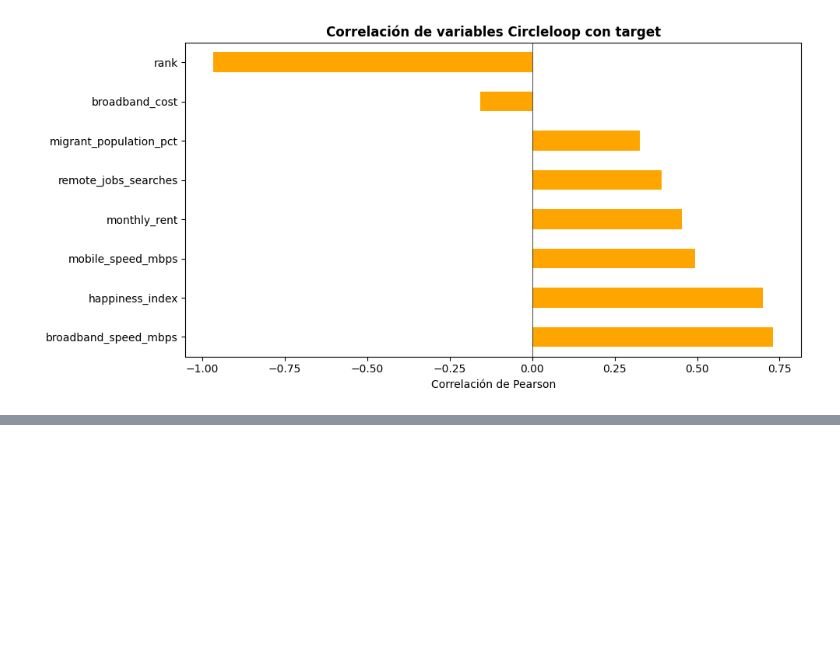
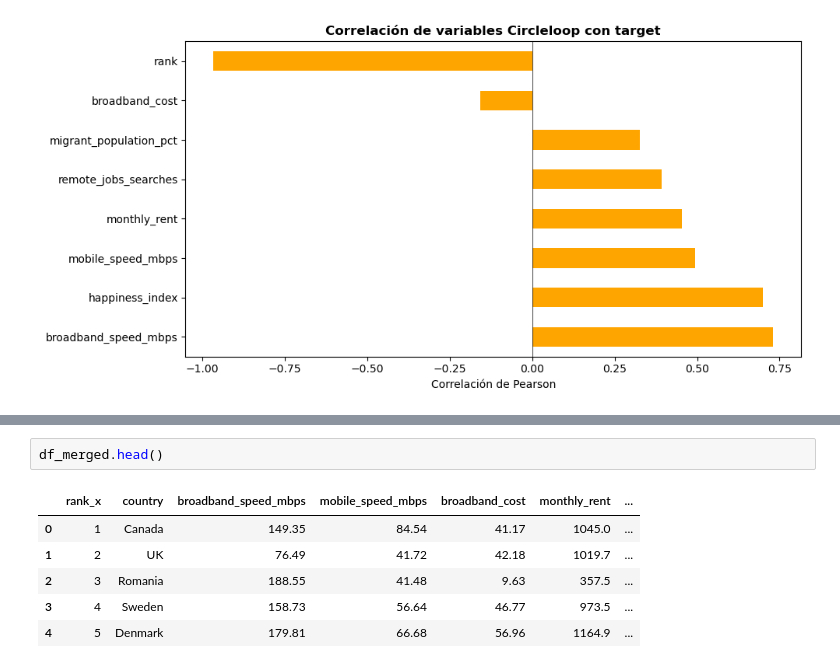
Before and after one commit to danielaaguirrej55-source/Proyecto-ML---Machine-Learning, a Jupyter notebook: src/notebooks/main_juanfcia_models.ipynb, the cells around one changed output, grey strips where cells are left out. Drawn from its saved outputs; the diff is of its cells as text; blank space fills up the shorter version.

```diff
--- a/src/notebooks/main_juanfcia_models.ipynb
+++ b/src/notebooks/main_juanfcia_models.ipynb
@@ -536,0 +619,9 @@ plt.show()
+# %%
+df_merged.head()
+# %% [output]
+|  | rank_x | country | broadband_speed_mbps | mobile_speed_mbps | broadband_cost | monthly_rent | ... |
+| 0 | 1 | Canada | 149.35 | 84.54 | 41.17 | 1045.0 | ... |
+| 1 | 2 | UK | 76.49 | 41.72 | 42.18 | 1019.7 | ... |
+| 2 | 3 | Romania | 188.55 | 41.48 | 9.63 | 357.5 | ... |
+| 3 | 4 | Sweden | 158.73 | 56.64 | 46.77 | 973.5 | ... |
+| 4 | 5 | Denmark | 179.81 | 66.68 | 56.96 | 1164.9 | ... |
```
Also changed, not shown: parts of 29 cells of this notebook.
